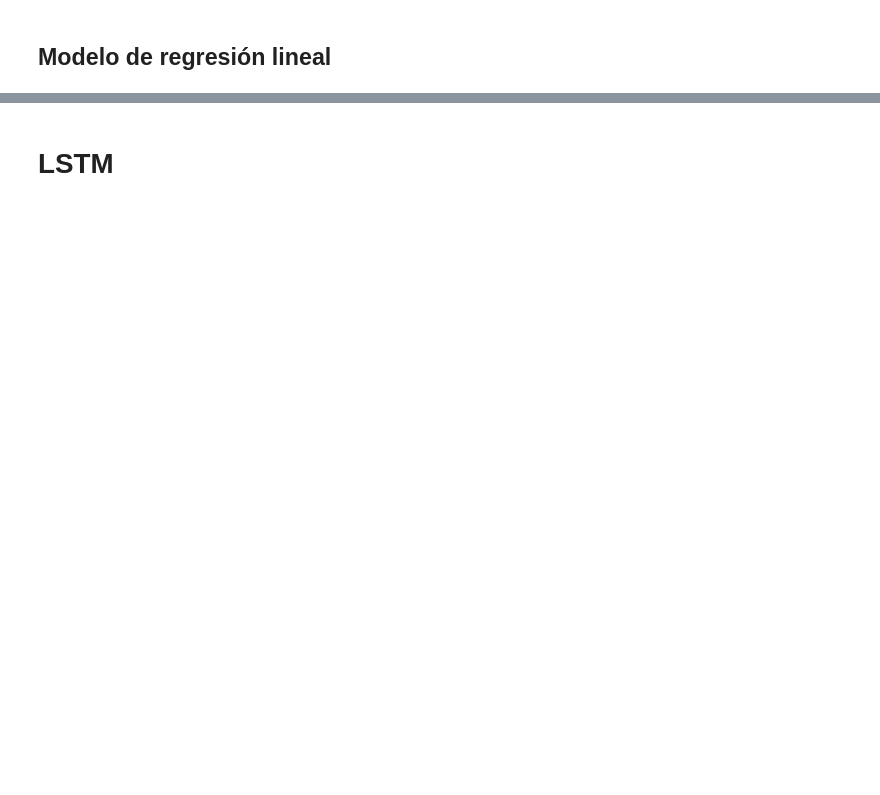
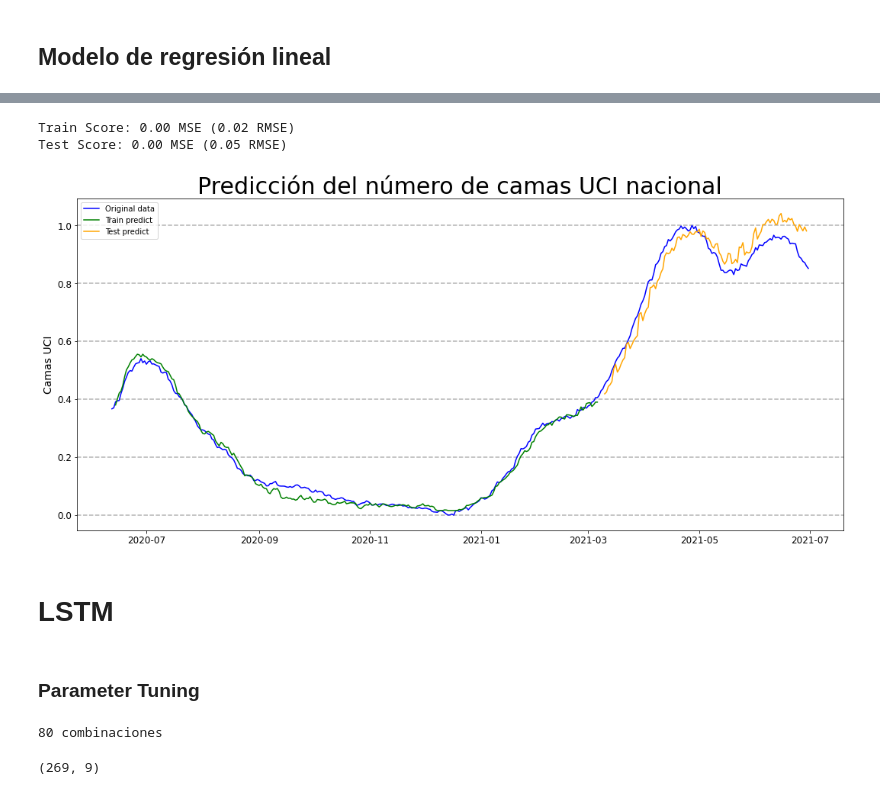
Before and after one commit to ncarf/prediction-uci, a Jupyter notebook: Prediction_UCI.ipynb, the cells around one changed output, grey strips where cells are left out. Cells and saved outputs as stored; diff of their text form; code cells hidden in the pictures; blank space fills up the shorter version.

Commit message:
Funciones de tuning NN listo

```diff
--- a/Prediction_UCI.ipynb
+++ b/Prediction_UCI.ipynb
@@ -932,0 +1197,3 @@ from keras.layers import LSTM
+# %%
+best_model = parameters.iloc[0,:]
+best_model
@@ -933,8 +1209,13 @@ from keras.layers import LSTM
+# %%
+# create and fit Multilayer Perceptron model
+epochs = 100
+look_back = int(best_model['Lags'])
+
+train_x, test_x, train_y, test_y = lags_preparation(x_train, x_test, y_train, y_test, look_back )
 # %%
-# create and fit Multilayer Perceptron model
 model = Sequential()
-model.add(Dense(12, input_dim=x_train.shape[1], activation='relu'))
-model.add(Dense(8, activation='relu'))
+model.add(Dense(int(best_model['Nodes layer 1']), input_dim=train_x.shape[1], activation=best_model['Activation Function']))
+model.add(Dense(int(best_model['Nodes layer 2']), activation=best_model['Activation Function']))
 model.add(Dense(1))
-model.compile(loss='mean_squared_error', optimizer='adam')
-model.fit(x_train, y_train, epochs=100, batch_size=2, verbose=2)
+model.compile(loss='mean_squared_error', optimizer=best_model['Optimizer Function'])
+model.fit(train_x, train_y, shuffle=False, epochs=100, batch_size=1, verbose=2)
@@ -941,14 +1258,16 @@ model.fit(x_train, y_train, epochs=100, batch_size=2, verbose=2)
 # %%
-from math import sqrt
 # Estimate model performance
-trainScore = model.evaluate(x_train, y_train, verbose=0)
+trainScore = model.evaluate(train_x, train_y, verbose=0)
 print('Train Score: %.2f MSE (%.2f RMSE)' % (trainScore, sqrt(trainScore)))
-testScore = model.evaluate(x_test, y_test, verbose=0)
+testScore = model.evaluate(test_x, test_y, verbose=0)
 print('Test Score: %.2f MSE (%.2f RMSE)' % (testScore, sqrt(testScore)))
+# %% [output]
+Train Score: 0.00 MSE (0.02 RMSE)
+Test Score: 0.00 MSE (0.05 RMSE)
 # %%
 # Generate predictions for training
-trainPredict = model.predict(x_train)
-testPredict = model.predict(x_test)
+trainPredict = model.predict(train_x)
+testPredict = model.predict(test_x)
 # %%
 # Shift train predictions for plotting
 trainPredictPlot = np.empty_like(data[[y_lab]])
@@ -965,25 +1284,27 @@ testPredictPlot = pd.DataFrame(testPredictPlot, index=data.index)
 # %%
 # Plot original data and predictions
 fig, ax = plt.subplots(figsize=(18,8)) # Tamaño del gráfico
 plt.plot(X[[y_lab]], color="blue", label="Original data")
 
 #Título del gráfico
-ax.set_title('Predicción del número de camas UCI nacional')
+ax.set_title('Predicción del número de camas UCI nacional', fontsize=30)
 
 # Define del eje y
 ax.set_ylabel('Camas UCI')
 plt.grid(True, 'major', 'y', ls='--', lw=1.5, c='k', alpha=.3)
 
 #Define el eje x
 plt.tick_params(axis='x', which='major', labelsize=12)
 
 #plt.axis([0, 155,0,650])
 
 plt.plot(trainPredictPlot, color="green", label="Train predict")
 plt.plot(testPredictPlot, color="orange", label="Test predict")
-ax.legend(loc="lower right", title="", frameon=False)
+ax.legend(loc="upper left", title="")
 
 
 plt.show()
+# %% [output]
+[figure, added]
 # %% [markdown]
 # LSTM
@@ -992,0 +1311,2 @@ x_test_temp = x_test
+# %% [markdown]
+### Parameter Tuning
@@ -992,0 +1406,14 @@ x_test_temp = x_test
+# %%
+# Number of combinations
+i = 0
+combs = [lags_range, layer1_range, layer2_range, activations, optimizers]
+for comb in itertools.product(*combs):
+    #print(np.array(comb).shape)
+    i = i+1
+print(str(i*tuning_epochs) + " combinaciones")
+# %% [output]
+80 combinaciones
+# %%
+x_train.shape
+# %% [output]
+(269, 9)
```
Also changed, not shown: parts of 87 cells of this notebook.
